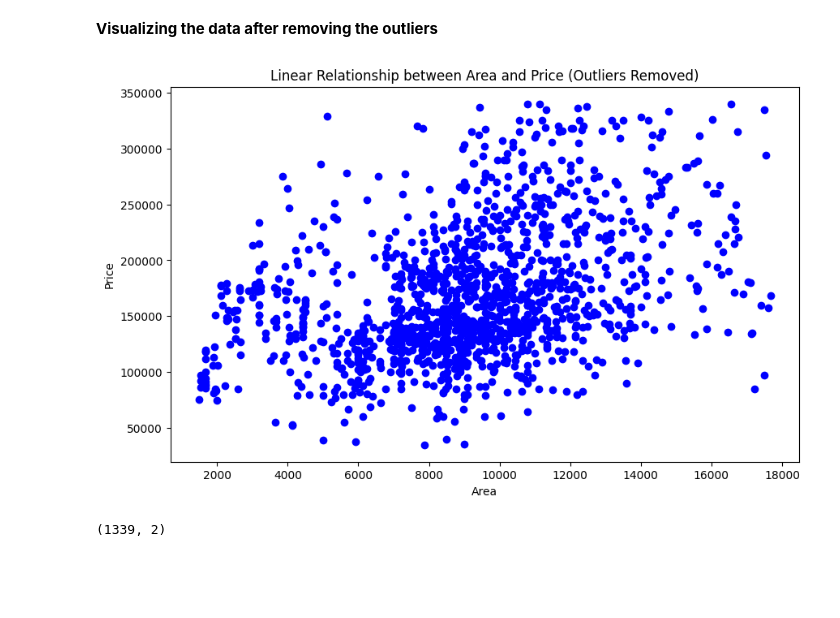
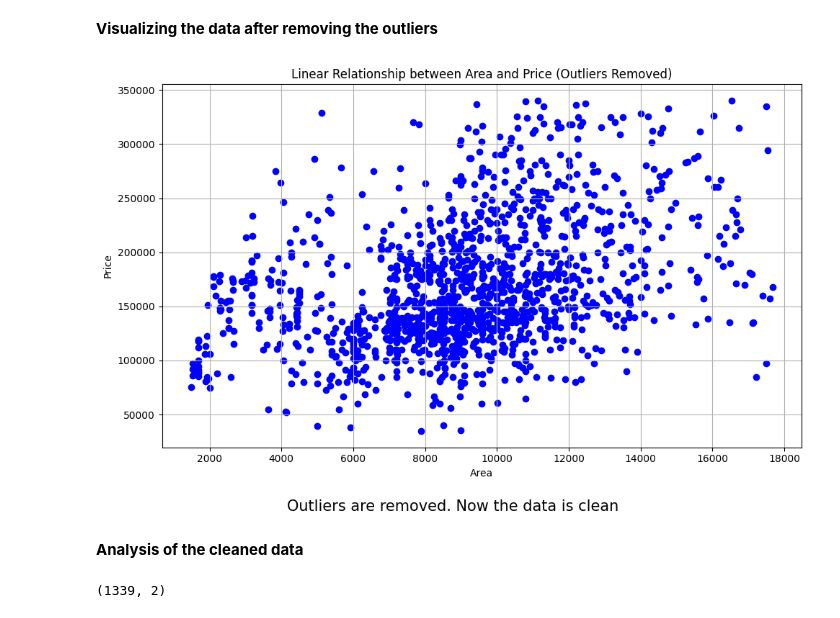
Before and after one commit to anilreddyperugu1/ML-Projects, a Jupyter notebook: House Price Prediction using Linear Regression/project.ipynb, the cells around one changed output. Cells and saved outputs as stored; diff of their text form; code cells hidden in the pictures; blank space fills up the shorter version.

```diff
--- a/House Price Prediction using Linear Regression/project.ipynb
+++ b/House Price Prediction using Linear Regression/project.ipynb
@@ -104,13 +104,18 @@ Cleaned dataset size: 1339 rows
 # %%
 
 plt.figure(figsize=(10,6))
 plt.scatter(df_clean['area'], df_clean['price'], color='blue')
 plt.xlabel('Area')
 plt.ylabel('Price')
 plt.title('Linear Relationship between Area and Price (Outliers Removed)')
+plt.figtext(0.5,-0.05, s='Outliers are removed. Now the data is clean', ha='center', fontsize=15)
+plt.tight_layout()
+plt.grid()
 plt.show()
 # %% [output]
-[figure, old version]
+[figure, new version]
+# %% [markdown]
+**Analysis of the cleaned data**
 # %%
 df_clean.shape
 # %% [output]
```
Also changed, not shown: parts of 21 cells of this notebook.
